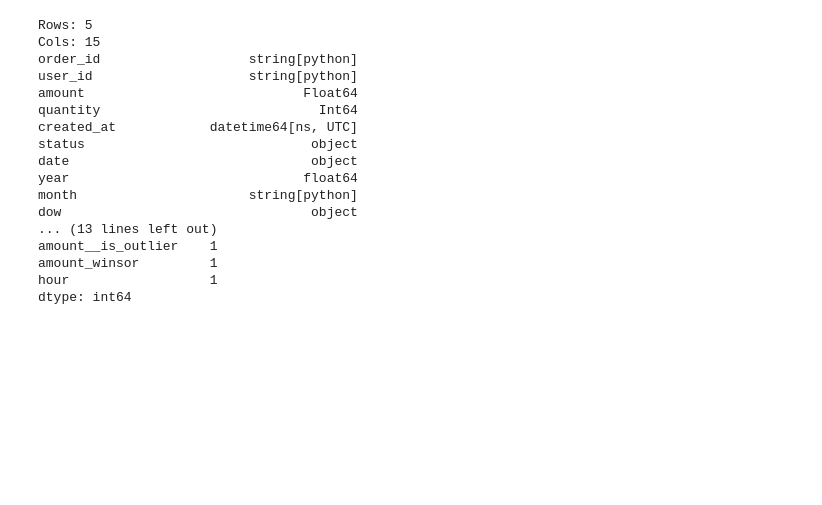
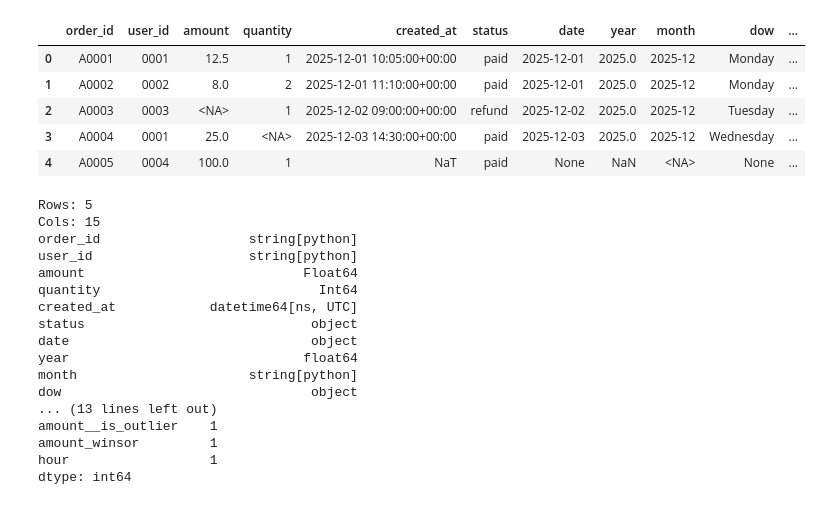
Before and after one commit to justRuba/Week2-Data, a Jupyter notebook: notebooks/eda.ipynb, the cells around one changed output. Drawn from its saved outputs; the diff is of its cells as text; code cells hidden in the pictures; blank space fills up the shorter version.

```diff
--- a/notebooks/eda.ipynb
+++ b/notebooks/eda.ipynb
@@ -15,6 +15,15 @@ def save_fig(fig, path: Path, *, scale: int = 2):
     fig.write_image(str(path), scale=scale)
 # %%
 df = pd.read_parquet(DATA)
+# %%
+df
+# %% [output]
+|  | order_id | user_id | amount | quantity | created_at | status | date | year | month | dow | ... |
+| 0 | A0001 | 0001 | 12.5 | 1 | 2025-12-01 10:05:00+00:00 | paid | 2025-12-01 | 2025.0 | 2025-12 | Monday | ... |
+| 1 | A0002 | 0002 | 8.0 | 2 | 2025-12-01 11:10:00+00:00 | paid | 2025-12-01 | 2025.0 | 2025-12 | Monday | ... |
+| 2 | A0003 | 0003 | <NA> | 1 | 2025-12-02 09:00:00+00:00 | refund | 2025-12-02 | 2025.0 | 2025-12 | Tuesday | ... |
+| 3 | A0004 | 0001 | 25.0 | <NA> | 2025-12-03 14:30:00+00:00 | paid | 2025-12-03 | 2025.0 | 2025-12 | Wednesday | ... |
+| 4 | A0005 | 0004 | 100.0 | 1 | NaT | paid | None | NaN | <NA> | None | ... |
 # %%
 print("Rows:", len(df))
 print("Cols:", len(df.columns))
```
Also changed, not shown: parts of 6 cells of this notebook, 1 other file.
